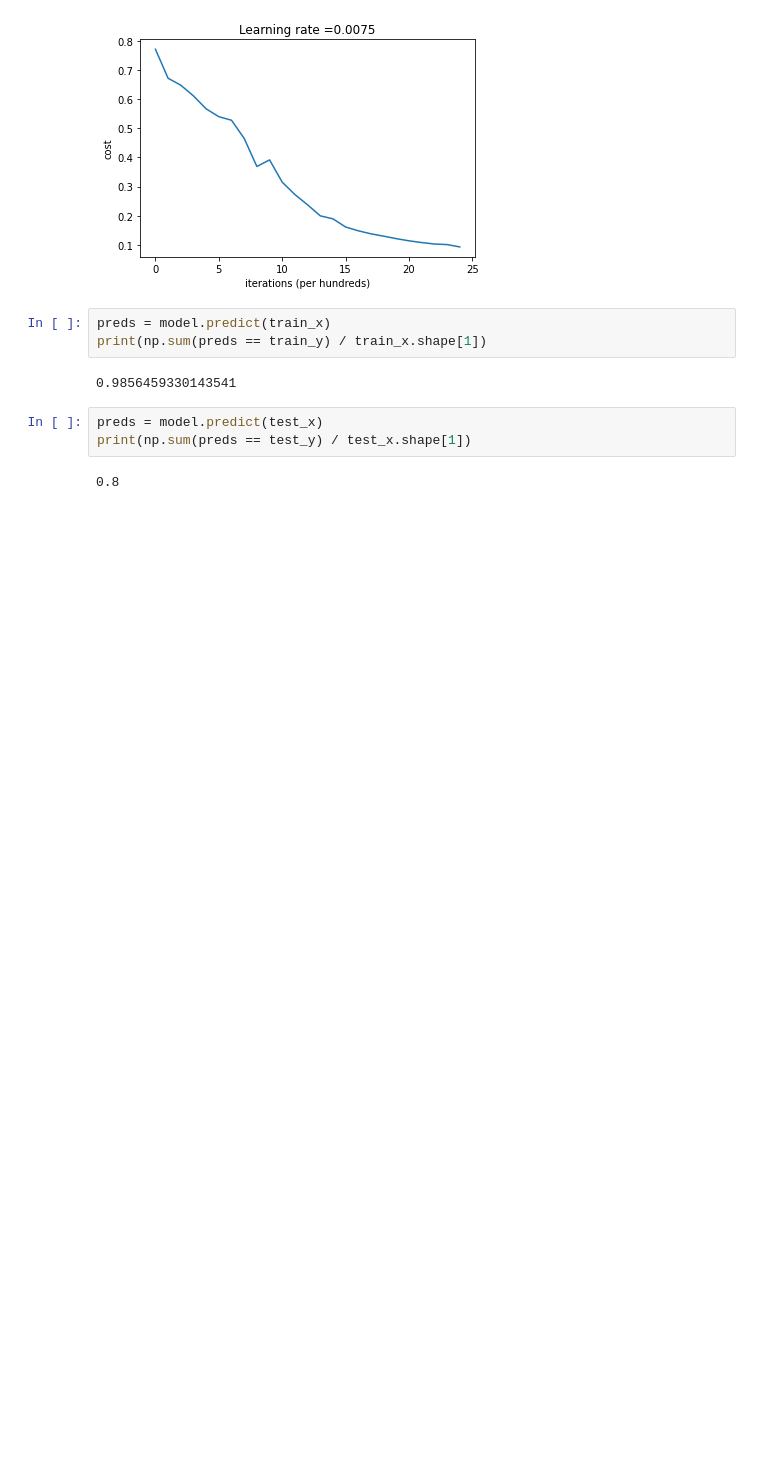
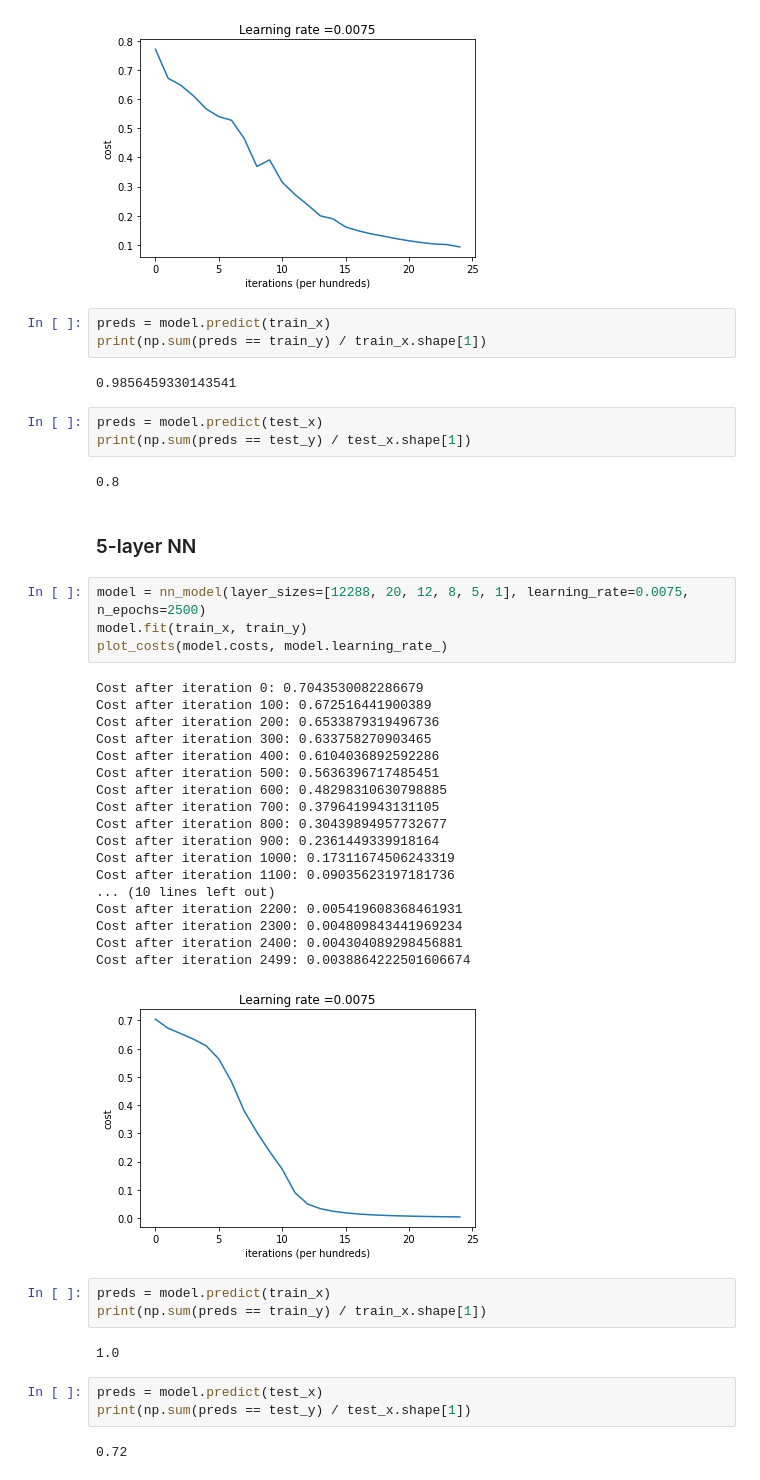
Before and after one commit to vagizD/algorithms, a Jupyter notebook: neural-network.ipynb, the cells around one changed output. Drawn from its saved outputs; the diff is of its cells as text; blank space fills up the shorter version.

```diff
--- a/neural-network.ipynb
+++ b/neural-network.ipynb
@@ -348,8 +441,43 @@ preds = model.predict(train_x)
 print(np.sum(preds == train_y) / train_x.shape[1])
 # %% [output]
 0.9856459330143541
-# %%
-preds = model.predict(test_x)
-print(np.sum(preds == test_y) / test_x.shape[1])
-# %% [output]
-0.8
+# %%
+preds = model.predict(test_x)
+print(np.sum(preds == test_y) / test_x.shape[1])
+# %% [output]
+0.8
+# %% [markdown]
+### 5-layer NN
+# %%
+model = nn_model(layer_sizes=[12288, 20, 12, 8, 5, 1], learning_rate=0.0075, n_epochs=2500)
+model.fit(train_x, train_y)
+plot_costs(model.costs, model.learning_rate_)
+# %% [output]
+Cost after iteration 0: 0.7043530082286679
+Cost after iteration 100: 0.672516441900389
+Cost after iteration 200: 0.6533879319496736
+Cost after iteration 300: 0.633758270903465
+Cost after iteration 400: 0.6104036892592286
+Cost after iteration 500: 0.5636396717485451
+Cost after iteration 600: 0.48298310630798885
+Cost after iteration 700: 0.3796419943131105
+Cost after iteration 800: 0.30439894957732677
+Cost after iteration 900: 0.2361449339918164
+Cost after iteration 1000: 0.17311674506243319
+Cost after iteration 1100: 0.09035623197181736
+... (10 lines left out)
+Cost after iteration 2200: 0.005419608368461931
+Cost after iteration 2300: 0.004809843441969234
+Cost after iteration 2400: 0.004304089298456881
+Cost after iteration 2499: 0.0038864222501606674
+[figure, added]
+# %%
+preds = model.predict(train_x)
+print(np.sum(preds == train_y) / train_x.shape[1])
+# %% [output]
+1.0
+# %%
+preds = model.predict(test_x)
+print(np.sum(preds == test_y) / test_x.shape[1])
+# %% [output]
+0.72
```
Also changed, not shown: parts of 27 cells of this notebook, 4 other files.
